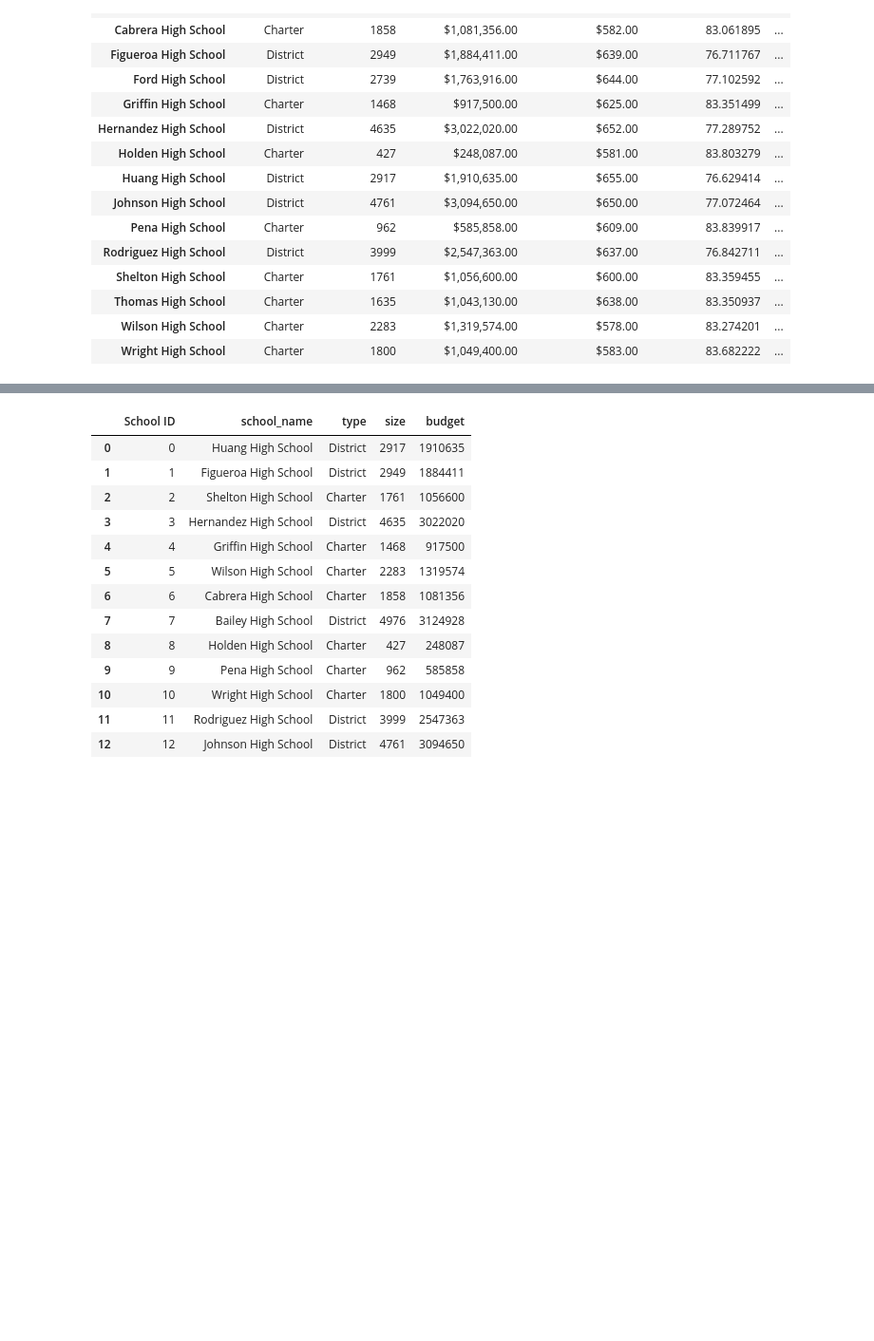
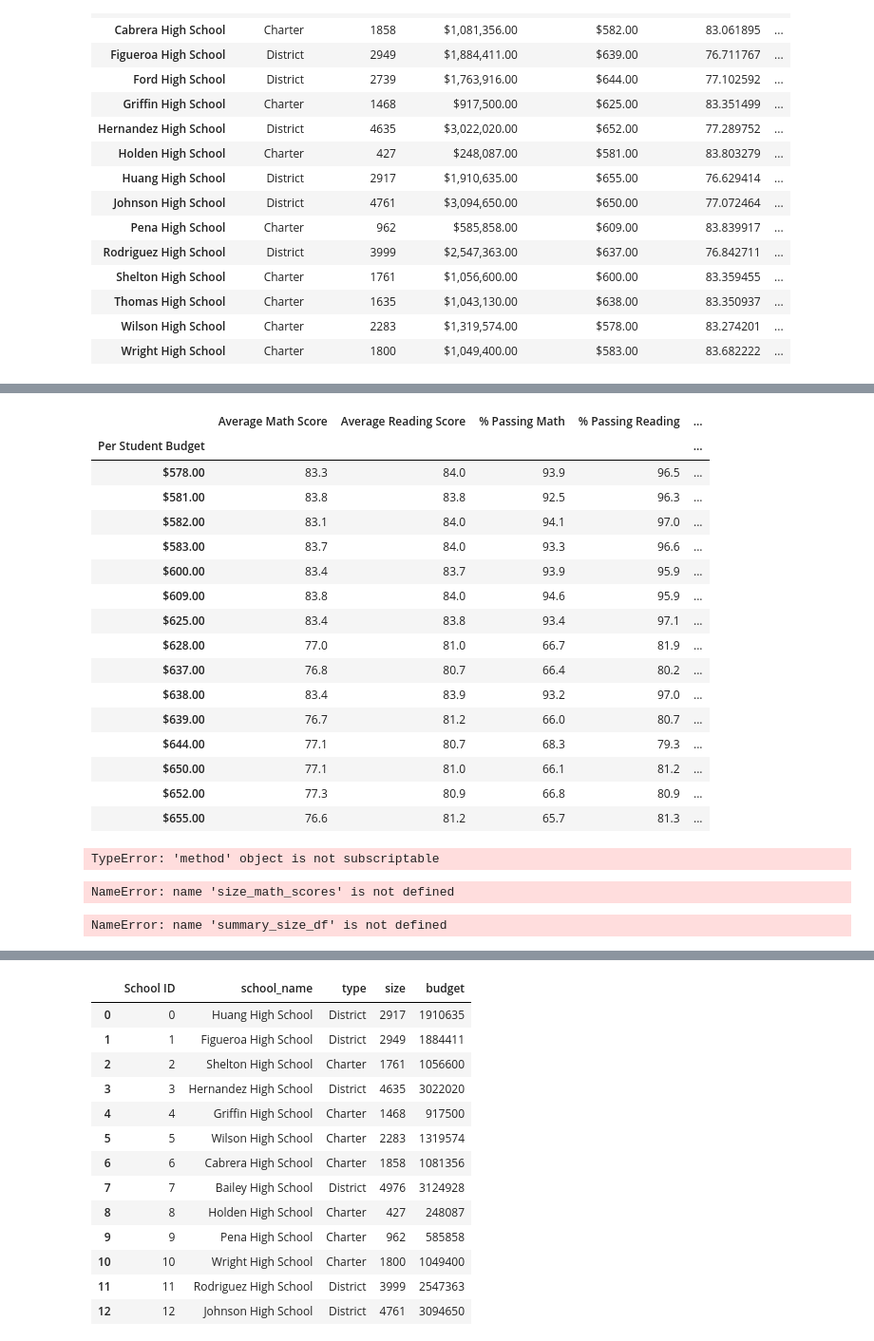
Before and after one commit to SReid704/School_District_Analysis, a Jupyter notebook: PyCitySchools_Challenge.ipynb, the cells around one changed output, grey strips where cells are left out. Shown: that part at 95% size. Saved outputs shown, nothing was run; the diff lists cells and outputs as text; code cells hidden in the pictures; blank space fills up the shorter version.

```diff
--- a/PyCitySchools_Challenge.ipynb
+++ b/PyCitySchools_Challenge.ipynb
@@ -311,2 +573,31 @@ per_school_summary_df
 # %%
 # Format the DataFrame
+summary_spending_df["Average Math Score"] = summary_spending_df["Average Math Score"].map("{:,.1f}".format)
+
+summary_spending_df["Average Reading Score"] = summary_spending_df["Average Reading Score"].map("{:,.1f}".format)
+
+summary_spending_df["% Passing Math"] = summary_spending_df["% Passing Math"].map("{:,.1f}".format)
+
+summary_spending_df["% Passing Reading"] = summary_spending_df["% Passing Reading"].map("{:,.1f}".format)
+
+summary_spending_df["% Overall Passing"] = summary_spending_df["% Overall Passing"].map("{:,.1f}".format)
+
+summary_spending_df
+# %% [output]
+|  | Average Math Score | Average Reading Score | % Passing Math | % Passing Reading | ... |
+| Per Student Budget |  |  |  |  | ... |
+| $578.00 | 83.3 | 84.0 | 93.9 | 96.5 | ... |
+| $581.00 | 83.8 | 83.8 | 92.5 | 96.3 | ... |
+| $582.00 | 83.1 | 84.0 | 94.1 | 97.0 | ... |
+| $583.00 | 83.7 | 84.0 | 93.3 | 96.6 | ... |
+| $600.00 | 83.4 | 83.7 | 93.9 | 95.9 | ... |
+| $609.00 | 83.8 | 84.0 | 94.6 | 95.9 | ... |
+| $625.00 | 83.4 | 83.8 | 93.4 | 97.1 | ... |
+| $628.00 | 77.0 | 81.0 | 66.7 | 81.9 | ... |
+| $637.00 | 76.8 | 80.7 | 66.4 | 80.2 | ... |
+| $638.00 | 83.4 | 83.9 | 93.2 | 97.0 | ... |
+| $639.00 | 76.7 | 81.2 | 66.0 | 80.7 | ... |
+| $644.00 | 77.1 | 80.7 | 68.3 | 79.3 | ... |
+| $650.00 | 77.1 | 81.0 | 66.1 | 81.2 | ... |
+| $652.00 | 77.3 | 80.9 | 66.8 | 80.9 | ... |
+| $655.00 | 76.6 | 81.2 | 65.7 | 81.3 | ... |
@@ -313,3 +612,41 @@ per_school_summary_df
+# %%
+# Calculate averages for the desired columns
+size_math_scores = per_school_summary_df.groupby(["School Size"]).mean["Average Math Score"]
+
+size_reading_scores = per_school_summary_df.groupby(["School Size"]).mean["Average Reading Score"]
+
+size_pass_math_ = per_school_summary_df.groupby(["School Size"]).mean["% Passing Math"]
+
+size_pass_reading = per_school_summary_df.groupby(["School Size"]).mean["% Passing Reading"]
+
+size_overall_pass = per_school_summary_df.groupby(["School Size"]).mean["% Overall Passing"]
+# %% [output]
+TypeError: 'method' object is not subscriptable
+# %%
+#Assemble Data Frame
+summary_size_df = pd.DataFrame ({
+        "Average Math Score": size_math_scores,
+        "Average Reading Score": size_reading_scores,
+        "% Passing Math": size_pass_math,
+        "% Passing Reading": size_pass_reading,
+        "% Overall Passing": size_overall_pass})
+# %% [output]
+NameError: name 'size_math_scores' is not defined
+# %%
+# Format the DataFrame
+summary_size_df["Average Math Score"] = summary_size_df["Average Math Score"].map("{:,.1f}".format)
+
+summary_size_df["Average Reading Score"] = summary_size_df["Average Reading Score"].map("{:,.1f}".format)
+
+summary_size_df["% Passing Math"] = summary_size_df["% Passing Math"].map("{:,.1f}".format)
+
+summary_size_df["% Passing Reading"] = summary_size_df["% Passing Reading"].map("{:,.1f}".format)
+
+summary_size_df["% Overall Passing"] = summary_size_df["% Overall Passing"].map("{:,.1f}".format)
+
+summary_size_df
+# %% [output]
+NameError: name 'summary_size_df' is not defined
 # %%
 ## Scores by School Type
 # %%
```
Also changed, not shown: parts of 28 cells of this notebook.
